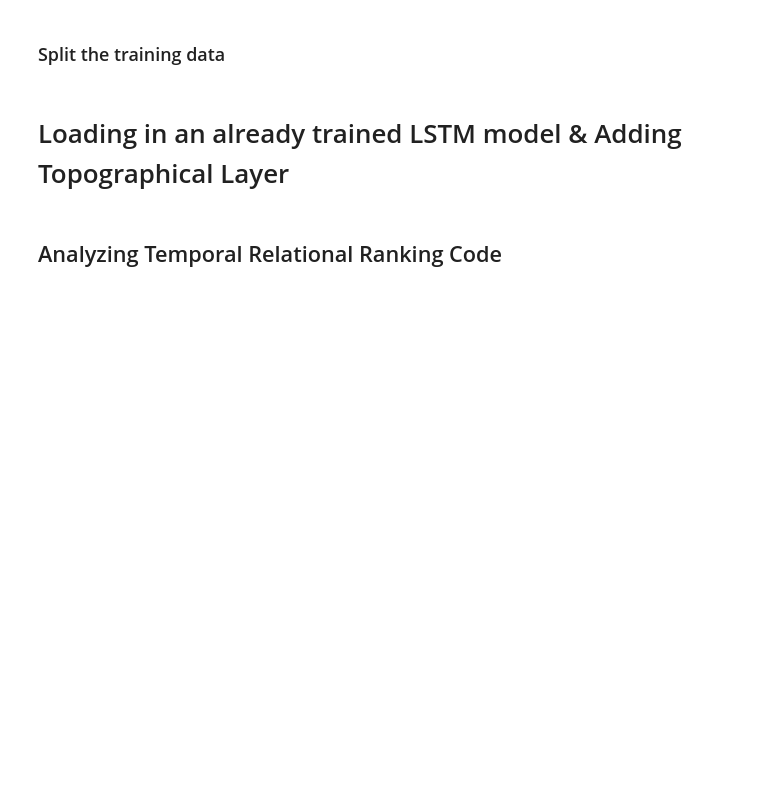
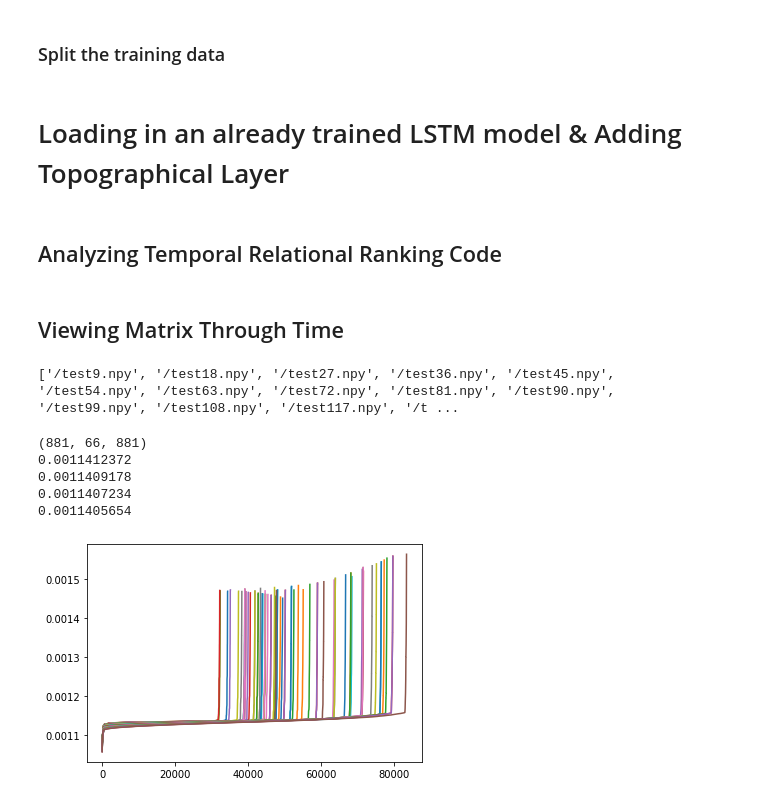
Before and after one commit to maxoflife-student/TAMU-ECEN-404-IFPTSND, a Jupyter notebook: NAM_Corrections_Yuning_Meeting_3-13-21/Baseline_Foundational_Pieces_Naive_Weight_Matrix.ipynb, the cells around one changed output. Cells and saved outputs as stored; diff of their text form; code cells hidden in the pictures; blank space fills up the shorter version.

```diff
--- a/NAM_Corrections_Yuning_Meeting_3-13-21/Baseline_Foundational_Pieces_Naive_Weight_Matrix.ipynb
+++ b/NAM_Corrections_Yuning_Meeting_3-13-21/Baseline_Foundational_Pieces_Naive_Weight_Matrix.ipynb
@@ -852,0 +872,70 @@ SWL
+# %% [markdown]
+## Viewing Matrix Through Time
+# %%
+import plotly.graph_objects as go
+# !{sys.executable} -m pip install plotly
+
+path = r'G:\Shared drives\Max Huffman - ECEN 403 404 URS Research 2020 2021\Datasets\weight_matrix\learned_implict_1_layer'
+
+files = os.listdir(path)
+files = ['/' + i for i in files if i != '.ipynb_checkpoints']
+print(files)
+
+# Get the first one
+company_strengths = np.load(path + files[0])
+# For all but the first, add the dimensions
+for f in files[1:]:
+    temp = np.load(path + f)
+    company_strengths = np.concatenate([company_strengths, temp], axis=1)
+# %% [output]
+['/test9.npy', '/test18.npy', '/test27.npy', '/test36.npy', '/test45.npy', '/test54.npy', '/test63.npy', '/test72.npy', '/test81.npy', '/test90.npy', '/test99.npy', '/test108.npy', '/test117.npy', '/t ...
+# %%
+print(company_strengths.shape)
+
+def company_time_slice(c, t, company_strengths, original):
+    original = original[c, :]
+    slice_max = np.max(original)
+    original = [idx[0] for idx, val in np.ndenumerate(original) if val==slice_max]
+
+    relations = company_strengths[c, t, :]
+    slice_max = np.max(relations)
+    data = [idx[0] for idx, val in np.ndenumerate(relations) if val==slice_max]
+
+    o_set = set(original)
+    n_set = set(data)
+
+    print(o_set.intersection(n_set), end=' ')
+
+# for i in range(66):
+#     company_time_slice(220, i, company_strengths, Adj)
+
+
+def TwoD_similarity(x ,y):
+    if x.shape != y.shape:
+        print("SIZE ERROR")
+        return
+    else:
+        z = np.where(x==y, 1, 0)
+        z = np.sum(z) / z.flatten().shape[0]
+
+        return z
+
+print(np.max(company_strengths[0, 0, :]))
+print(np.max(company_strengths[0, 1, :]))
+print(np.max(company_strengths[0, 2, :]))
+print(np.max(company_strengths[0, 3, :]))
+# %% [output]
+(881, 66, 881)
+0.0011412372
+0.0011409178
+0.0011407234
+0.0011405654
+# %%
+for i in range(company_strengths.shape[1]):
+    c = np.array(company_strengths)[:, i, :]
+    unique_relationships = list(set(c.flatten()))
+    unique_relationships.sort()
+    x = list(range(0, len(unique_relationships)))
+    plt.plot(x, unique_relationships)
+# %% [output]
+[figure, added]
```
Also changed, not shown: parts of 16 cells of this notebook, 12 other files.
